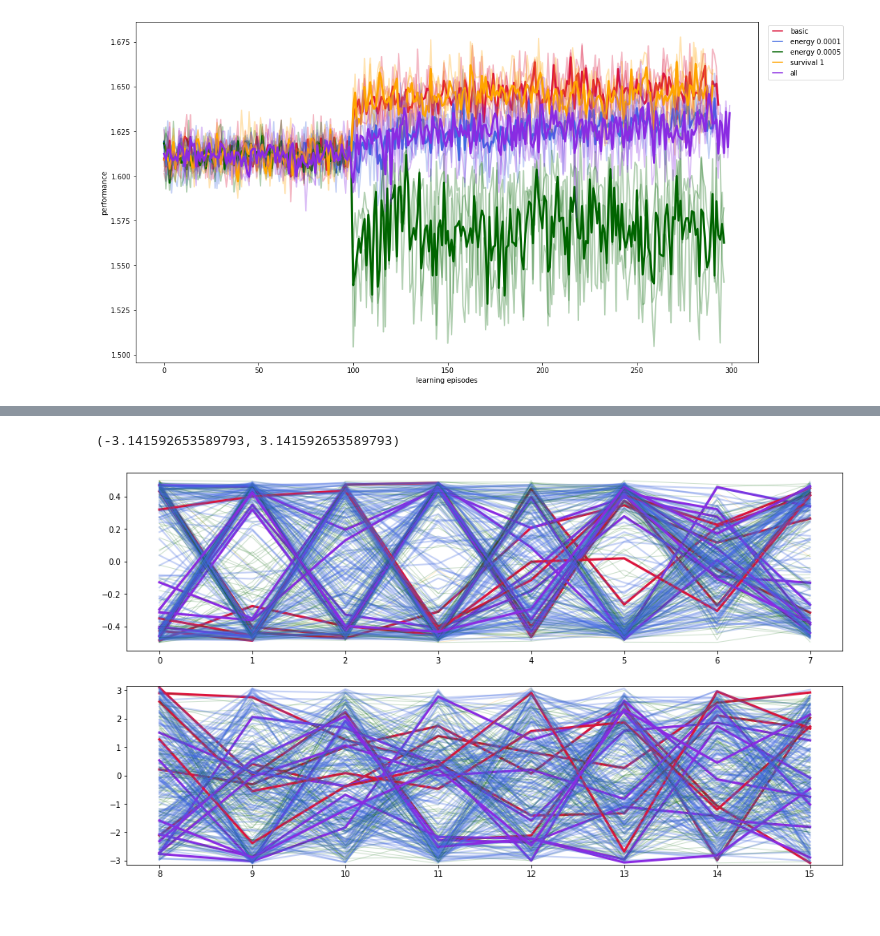
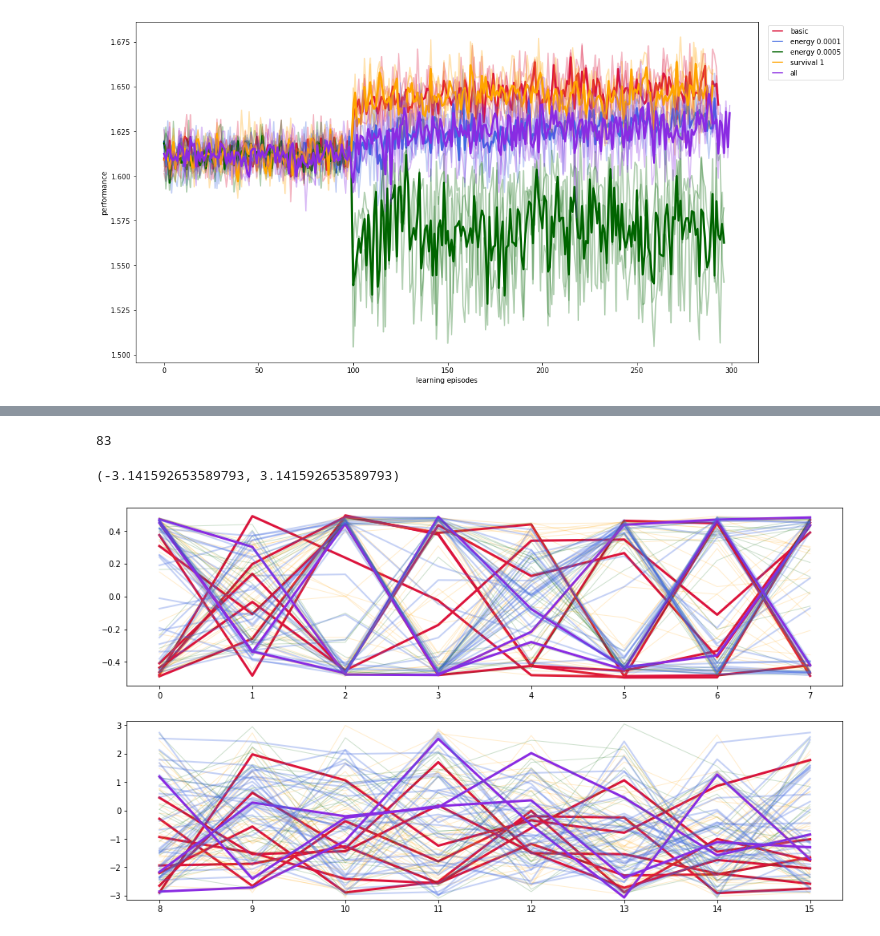
Before and after one commit to TimotheeAnne/Prelab_LARSEN, a Jupyter notebook: fast_adaptation_embedding/plot-gymMinitaur.ipynb, the cells around one changed output, grey strips where cells are left out. Drawn from its saved outputs; the diff is of its cells as text; code cells hidden in the pictures.

```diff
--- a/fast_adaptation_embedding/plot-gymMinitaur.ipynb
+++ b/fast_adaptation_embedding/plot-gymMinitaur.ipynb
@@ -10,7 +10,7 @@ import seaborn as sb
 
 N_episode = 300
 FIGSIZE = (16,9)
-colors = ['crimson', 'royalblue', 'darkgreen', 'orange', 'blueviolet']
+colors = ['crimson', 'royalblue', 'darkgreen', 'orange', 'blueviolet', 'cyan']
 LW = 5
 # %%
 def plot_performance(data, X=None, names=None, title="", ylabel="performance",
@@ -52,8 +52,8 @@ def plot_performance(data, X=None, names=None, title="", ylabel="performance",
         handles.append( mlines.Line2D([], [], color = color, linestyle=linestyle, label= names[i]))
     if log:
         plt.yscale("log")
-        if (X[1]-X[0])!=(X[-1]-X[-2]):
-            plt.xscale("log")
+        #if (X[1]-X[0])!=(X[-1]-X[-2]):
+        #    plt.xscale("log")
     else:
         if minimum != -np.inf and maximum!=np.inf:
             plt.ylim(minimum,maximum)
@@ -351,37 +420,42 @@ mini, maxi = np.min(reward), np.max(reward)
-# %%
-def rewardToColor(r):
-    if r < -5:
-        return 'crimson', 1, 3
-    elif r < 0:
-        return 'orange', 0.2, 1
-    elif r <1 :
-        return 'darkgreen', 0.2, 1
-    elif r < 2:
-        return 'royalblue',0.3,2
-    else:
-        return 'blueviolet', 1, 3
 # %%
+folder = subdirs1[0][0]
+data = scipy.io.loadmat(folder)
+controller_params = data['controller_sol'][0]
+reward = data['reward_sum'][0]
+mini, maxi = np.min(reward), np.max(reward)
+def rewardToColor(r):
+    if r < 0:
+        return 'crimson', 1, 3
+    elif r < 0.5:
+        return 'orange', 0.2, 1
+    elif r <1 :
+        return 'darkgreen', 0.2, 1
+    elif r < 1.5:
+        return 'royalblue',0.3,2
+    else:
+        return 'blueviolet', 1, 3
 plt.subplots(2,figsize=FIGSIZE)
 All = 0
 for j in range(0, len(controller_params)):
     sols = controller_params[j]
     r = reward[j]
     color, alpha, lw = rewardToColor(r)
     if All:
         plt.subplot(211)
         for i in range(len(sols)):
             plt.plot(sols[i][:8], alpha=0.2, color=colors[0])
         plt.subplot(212)
         for i in range(len(sols)):
             plt.plot(sols[i][8:], alpha=0.2, color=colors[0])
     else:
         sols = np.mean(sols, axis=0)
         plt.subplot(211)
         plt.plot(sols[:8], alpha=alpha, lw=lw, color=color)
         plt.subplot(212)
         plt.plot(sols[8:], alpha=alpha, lw=lw, color=color)
 plt.xticks(range(8),[str(i) for i in range(8, 16)])
 plt.ylim((-np.pi,np.pi))
 # %% [output]
-(-3.141592653589793, 3.141592653589793)
+83
+(-3.141592653589793, 3.141592653589793)
-[figure, old version]
+[figure, new version]
```
Also changed, not shown: parts of 18 cells of this notebook, 1 other file.
